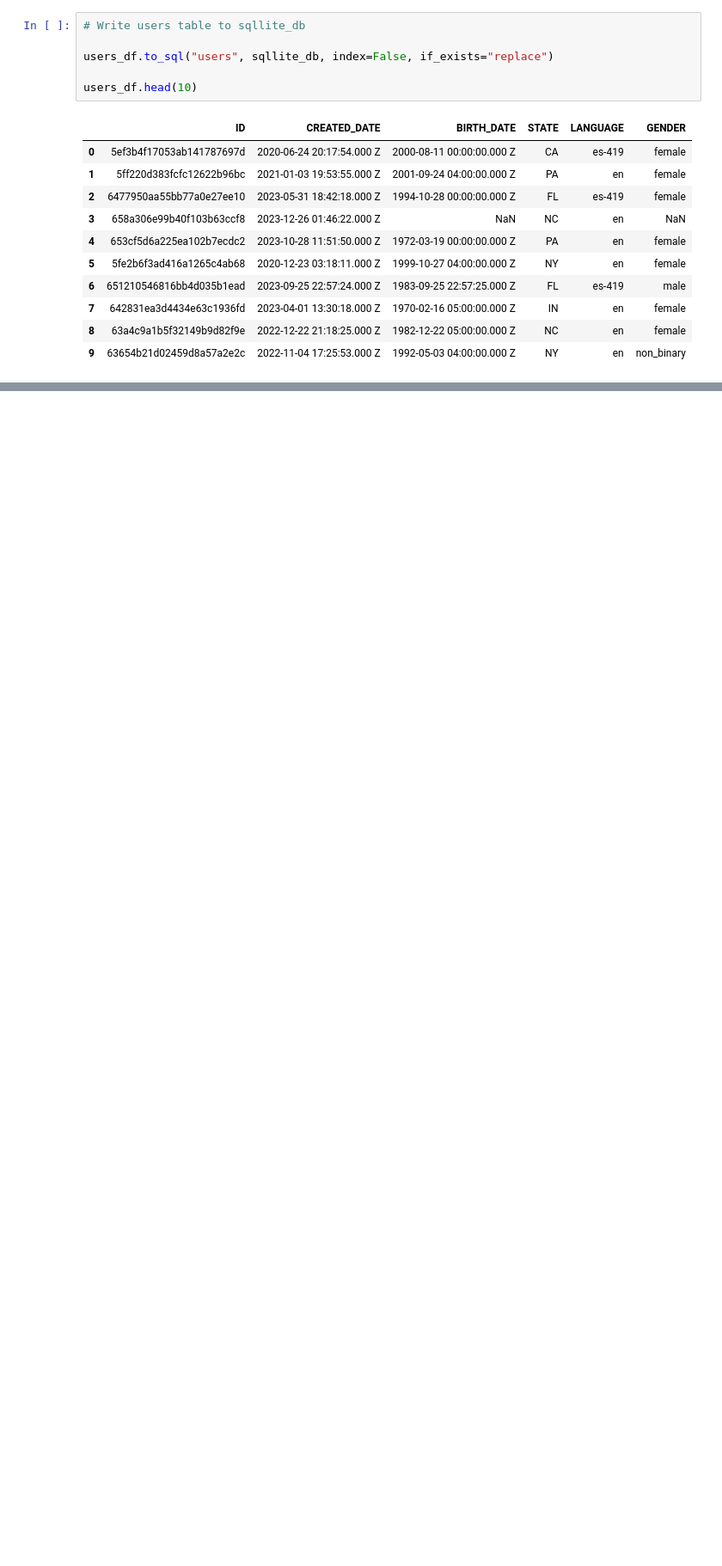
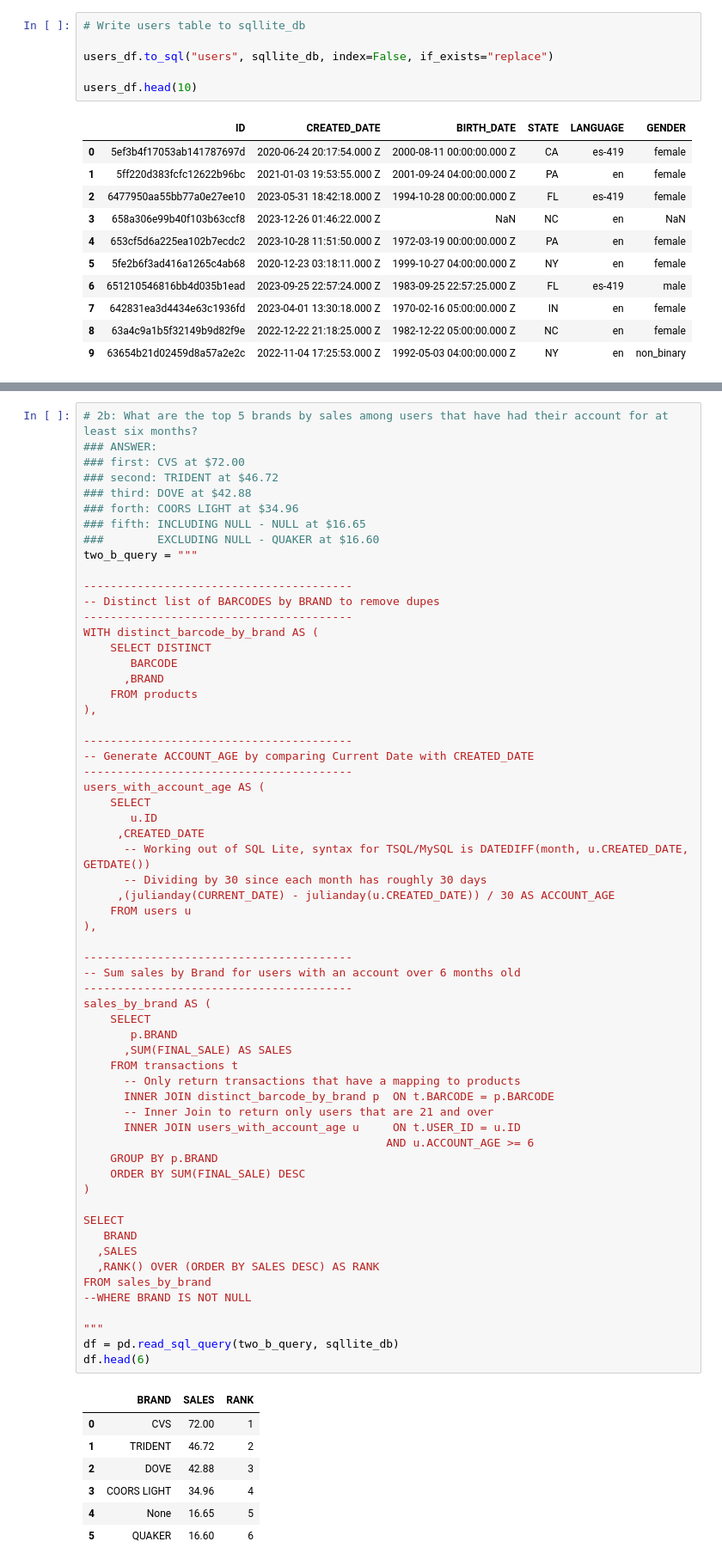
Before and after one commit to maggiethiele/fetch_technical_interview, a Jupyter notebook: fetch_technical_interview.ipynb, the cells around one changed output, grey strips where cells are left out. Shown: that part at 86% size. Cells and saved outputs as stored; diff of their text form; blank space fills up the shorter version.

```diff
--- a/fetch_technical_interview.ipynb
+++ b/fetch_technical_interview.ipynb
@@ -335,0 +250,69 @@ FROM sales_health_wellness a
+# %%
+# 2b: What are the top 5 brands by sales among users that have had their account for at least six months?
+### ANSWER:
+### first: CVS at $72.00
+### second: TRIDENT at $46.72
+### third: DOVE at $42.88
+### forth: COORS LIGHT at $34.96
+### fifth: INCLUDING NULL - NULL at $16.65
+###        EXCLUDING NULL - QUAKER at $16.60
+two_b_query = """
+
+----------------------------------------
+-- Distinct list of BARCODES by BRAND to remove dupes
+----------------------------------------
+WITH distinct_barcode_by_brand AS (
+    SELECT DISTINCT
+       BARCODE
+      ,BRAND
+    FROM products
+),
+
+----------------------------------------
+-- Generate ACCOUNT_AGE by comparing Current Date with CREATED_DATE
+----------------------------------------
+users_with_account_age AS (
+    SELECT
+       u.ID
+     ,CREATED_DATE
+      -- Working out of SQL Lite, syntax for TSQL/MySQL is DATEDIFF(month, u.CREATED_DATE, GETDATE())
+      -- Dividing by 30 since each month has roughly 30 days
+     ,(julianday(CURRENT_DATE) - julianday(u.CREATED_DATE)) / 30 AS ACCOUNT_AGE
+    FROM users u
+),
+
+----------------------------------------
+-- Sum sales by Brand for users with an account over 6 months old
+----------------------------------------
+sales_by_brand AS (
+    SELECT
+       p.BRAND
+      ,SUM(FINAL_SALE) AS SALES
+    FROM transactions t
+      -- Only return transactions that have a mapping to products
+      INNER JOIN distinct_barcode_by_brand p  ON t.BARCODE = p.BARCODE
+      -- Inner Join to return only users that are 21 and over
+      INNER JOIN users_with_account_age u     ON t.USER_ID = u.ID
+                                             AND u.ACCOUNT_AGE >= 6
+    GROUP BY p.BRAND
+    ORDER BY SUM(FINAL_SALE) DESC
+)
+
+SELECT
+   BRAND
+  ,SALES
+  ,RANK() OVER (ORDER BY SALES DESC) AS RANK
+FROM sales_by_brand
+--WHERE BRAND IS NOT NULL
+
+"""
+df = pd.read_sql_query(two_b_query, sqllite_db)
+df.head(6)
+# %% [output]
+|  | BRAND | SALES | RANK |
+| 0 | CVS | 72.00 | 1 |
+| 1 | TRIDENT | 46.72 | 2 |
+| 2 | DOVE | 42.88 | 3 |
+| 3 | COORS LIGHT | 34.96 | 4 |
+| 4 | None | 16.65 | 5 |
+| 5 | QUAKER | 16.60 | 6 |
```
Also changed, not shown: parts of 12 cells of this notebook.
